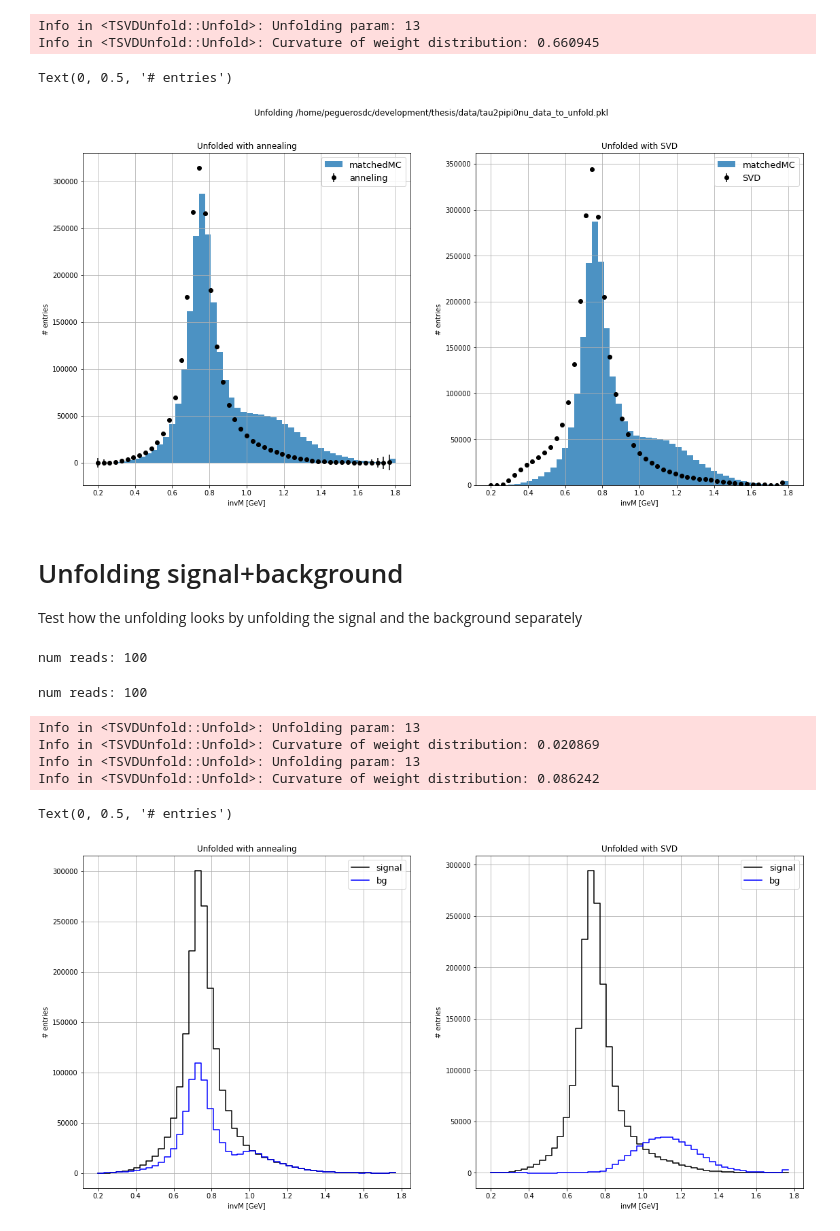
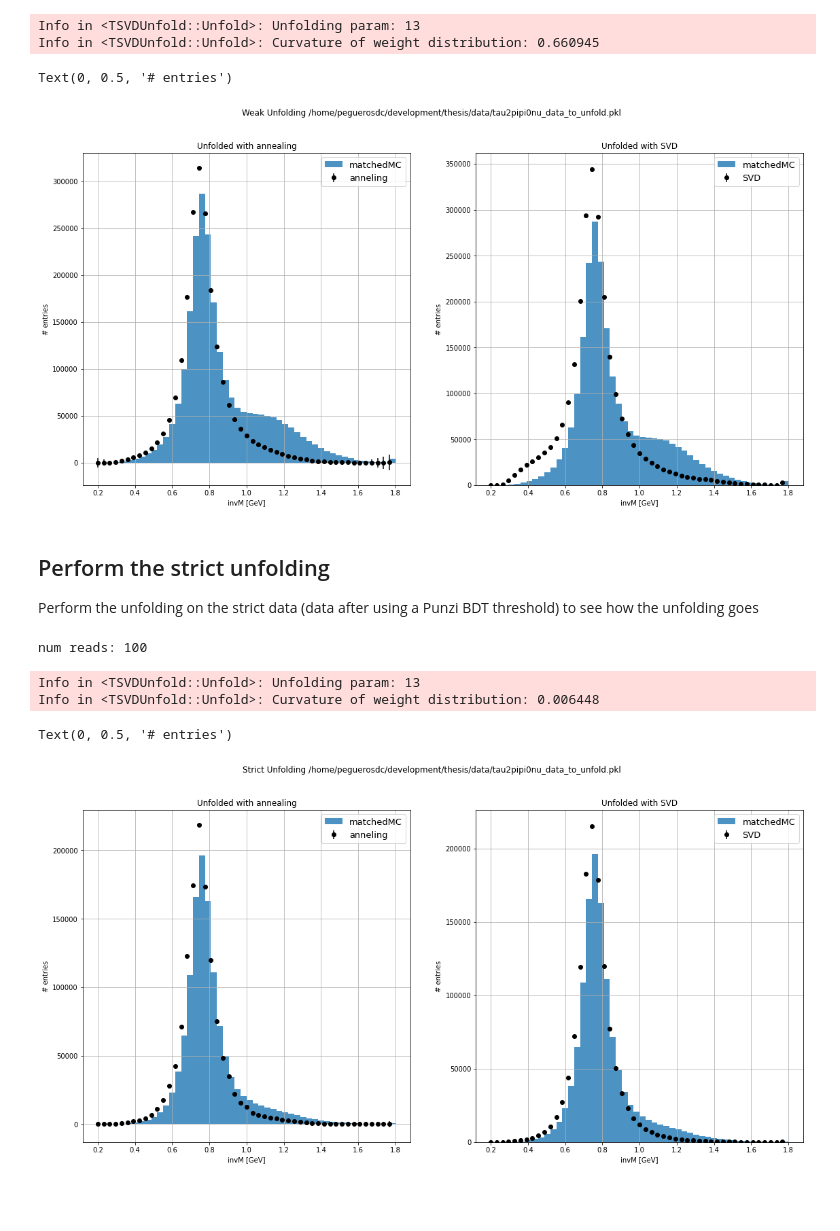
Before and after one commit to peguerosdc/unfolding_benchmark, a Jupyter notebook: tau2pipi0nu_unfolding.ipynb, the cells around one changed output. Drawn from its saved outputs; the diff is of its cells as text; code cells hidden in the pictures; blank space fills up the shorter version.

```diff
--- a/tau2pipi0nu_unfolding.ipynb
+++ b/tau2pipi0nu_unfolding.ipynb
@@ -31,7 +31,7 @@ def get_config(is_jaguar=True):
             "workers" : 45,
             "step_size" : "500 MB"
         }
-        config["model_path"] = "/home/cpegueros/bdt/gradient_1626485324.joblib"
+        config["model_path"] = "/home/cpegueros/bdt/gradient_1627111793.joblib"
         config["histograms_path"] = "/home/cpegueros/thesis/tau2pipi0nu_data_to_unfold.pkl"
         config["response_matrix_path"] = "/home/cpegueros/thesis/tau2pipi0nu_response_matrix.pkl"
     else:
@@ -41,7 +41,7 @@ def get_config(is_jaguar=True):
             "workers" : None,
             "step_size" : None
         }
-        config["model_path"] = "/home/peguerosdc/development/thesis/data/gradient_1626485324.joblib"
+        config["model_path"] = "/home/peguerosdc/development/thesis/data/gradient_1627111793.joblib"
         config["histograms_path"] = "/home/peguerosdc/development/thesis/data/tau2pipi0nu_data_to_unfold.pkl"
         config["response_matrix_path"] = "/home/peguerosdc/development/thesis/data/tau2pipi0nu_response_matrix.pkl"
     return config
@@ -192,10 +193,10 @@ Info in <TSVDUnfold::Unfold>: Curvature of weight distribution: 0.660945
 # Plot the result
 axis = truth_bins[:-1]
 fig, axs = plt.subplots(1, 2, figsize=(19, 9))
-fig.suptitle(f"Unfolding {config['histograms_path']}")
+fig.suptitle(f"Weak Unfolding {config['histograms_path']}")
 
 # Plot the original distribution and the unfolded with annealing
-axs[0].bar(data_hist_mc.axes[0].centers, data_hist_mc.view(), width=data_hist_mc.axes[0].widths, label="matchedMC", alpha=0.8)
+axs[0].bar(hist_weak_invM_mc.axes[0].centers, hist_weak_invM_mc.view(), width=hist_weak_invM_mc.axes[0].widths, label="matchedMC", alpha=0.8)
 axs[0].errorbar(
     axis,
     annealing_result.solution,
@@ -210,7 +211,7 @@ axs[0].set_title("Unfolded with annealing")
 axs[0].set_xlabel("invM [GeV]")
 axs[0].set_ylabel("# entries")
 # Plot the original distribution and the unfolded with SVD
-axs[1].bar(data_hist_mc.axes[0].centers, data_hist_mc.view(), width=data_hist_mc.axes[0].widths, label="matchedMC", alpha=0.8)
+axs[1].bar(hist_weak_invM_mc.axes[0].centers, hist_weak_invM_mc.view(), width=hist_weak_invM_mc.axes[0].widths, label="matchedMC", alpha=0.8)
 axs[1].errorbar(
     axis,
     svd_result.solution,
@@ -226,73 +227,57 @@ axs[1].set_xlabel("invM [GeV]")
 axs[1].set_ylabel("# entries")
 # %% [output]
 Text(0, 0.5, '# entries')
-[figure, old version]
+[figure, new version]
-# %% [markdown]
-# Unfolding signal+background
-Test how the unfolding looks by unfolding the signal and the background separately
+# %% [markdown]
+## Perform the strict unfolding
+Perform the unfolding on the strict data (data after using a Punzi BDT threshold) to see how the unfolding goes
 # %%
-# try unfolding the signal and the bg
 nbins, rmin, rmax = config["hist"]["nbins"], config["hist"]["rmin"], config["hist"]["rmax"]
 
-# unfold the signal
-unfolder = Unfolder(data_after_bdt_signal, compute_numpy_covariance_matrix(data_after_bdt_signal), truth, reco, R)
-signal_annealing_result = unfolder.unfold(SimulatedAnnealingBackend(4, 100, weight_regularization=0.7, rescale=True))
-signal_svd_result = unfolder.unfold(SVDBackend(13, rmin, rmax))
-
-# unfold the background
-unfolder = Unfolder(data_after_bdt_bg, compute_numpy_covariance_matrix(data_after_bdt_bg), truth, reco, R)
-bg_annealing_result = unfolder.unfold(SimulatedAnnealingBackend(4, 100, weight_regularization=1.5, rescale=False))
-bg_svd_result = unfolder.unfold(SVDBackend(13, rmin, rmax))
+# Perform the weak unfolding just for reference
+unfolder = Unfolder(data_strict_invM, statcov_strict, truth, reco, R)
+annealing_result = unfolder.unfold(SimulatedAnnealingBackend(4, 100, weight_regularization=0.7, rescale=True))
+svd_result = unfolder.unfold(SVDBackend(13, rmin, rmax))
 # %% [output]
 num reads: 100
-num reads: 100
+Info in <TSVDUnfold::Unfold>: Unfolding param: 13
+Info in <TSVDUnfold::Unfold>: Curvature of weight distribution: 0.006448
-Info in <TSVDUnfold::Unfold>: Unfolding param: 13
-Info in <TSVDUnfold::Unfold>: Curvature of weight distribution: 0.020869
-Info in <TSVDUnfold::Unfold>: Unfolding param: 13
-Info in <TSVDUnfold::Unfold>: Curvature of weight distribution: 0.086242
 # %%
 # Plot the result
 axis = truth_bins[:-1]
 fig, axs = plt.subplots(1, 2, figsize=(19, 9))
+fig.suptitle(f"Strict Unfolding {config['histograms_path']}")
+
 # Plot the original distribution and the unfolded with annealing
-#axs[0].bar(data_hist_mc.axes[0].centers, data_hist_mc.view(), width=data_hist_mc.axes[0].widths, label="matchedMC", alpha=0.8)
-axs[0].step(
+axs[0].bar(hist_strict_invM_mc.axes[0].centers, hist_strict_invM_mc.view(), width=hist_strict_invM_mc.axes[0].widths, label="matchedMC", alpha=0.8)
+axs[0].errorbar(
     axis,
-    signal_annealing_result.solution,
+    annealing_result.solution,
+    yerr=annealing_result.error,
+    fmt="o",
     color="black",
-    label="signal",
-)
-axs[0].step(
-    axis,
-    bg_annealing_result.solution,
-    color="blue",
-    label="bg",
+    label="anneling",
 )
 axs[0].legend(prop={"size": 13})
 axs[0].grid()
 axs[0].set_title("Unfolded with annealing")
 axs[0].set_xlabel("invM [GeV]")
 axs[0].set_ylabel("# entries")
-
 # Plot the original distribution and the unfolded with SVD
-#axs[1].bar(data_hist_mc.axes[0].centers, data_hist_mc.view(), width=data_hist_mc.axes[0].widths, label="matchedMC", alpha=0.8)
-axs[1].step(
+axs[1].bar(hist_strict_invM_mc.axes[0].centers, hist_strict_invM_mc.view(), width=hist_strict_invM_mc.axes[0].widths, label="matchedMC", alpha=0.8)
+axs[1].errorbar(
     axis,
-    signal_svd_result.solution,
+    svd_result.solution,
+    yerr=svd_result.error,
+    fmt="o",
     color="black",
-    label="signal",
-)
-axs[1].step(
-    axis,
-    bg_svd_result.solution,
-    color="blue",
-    label="bg",
+    label="SVD",
 )
 axs[1].legend(prop={"size": 13})
 axs[1].grid()
 axs[1].set_title("Unfolded with SVD")
 axs[1].set_xlabel("invM [GeV]")
 axs[1].set_ylabel("# entries")
 # %% [output]
 Text(0, 0.5, '# entries')
-[figure, old version]
+[figure, new version]
```
Also changed, not shown: parts of 8 cells of this notebook, 4 other files.
